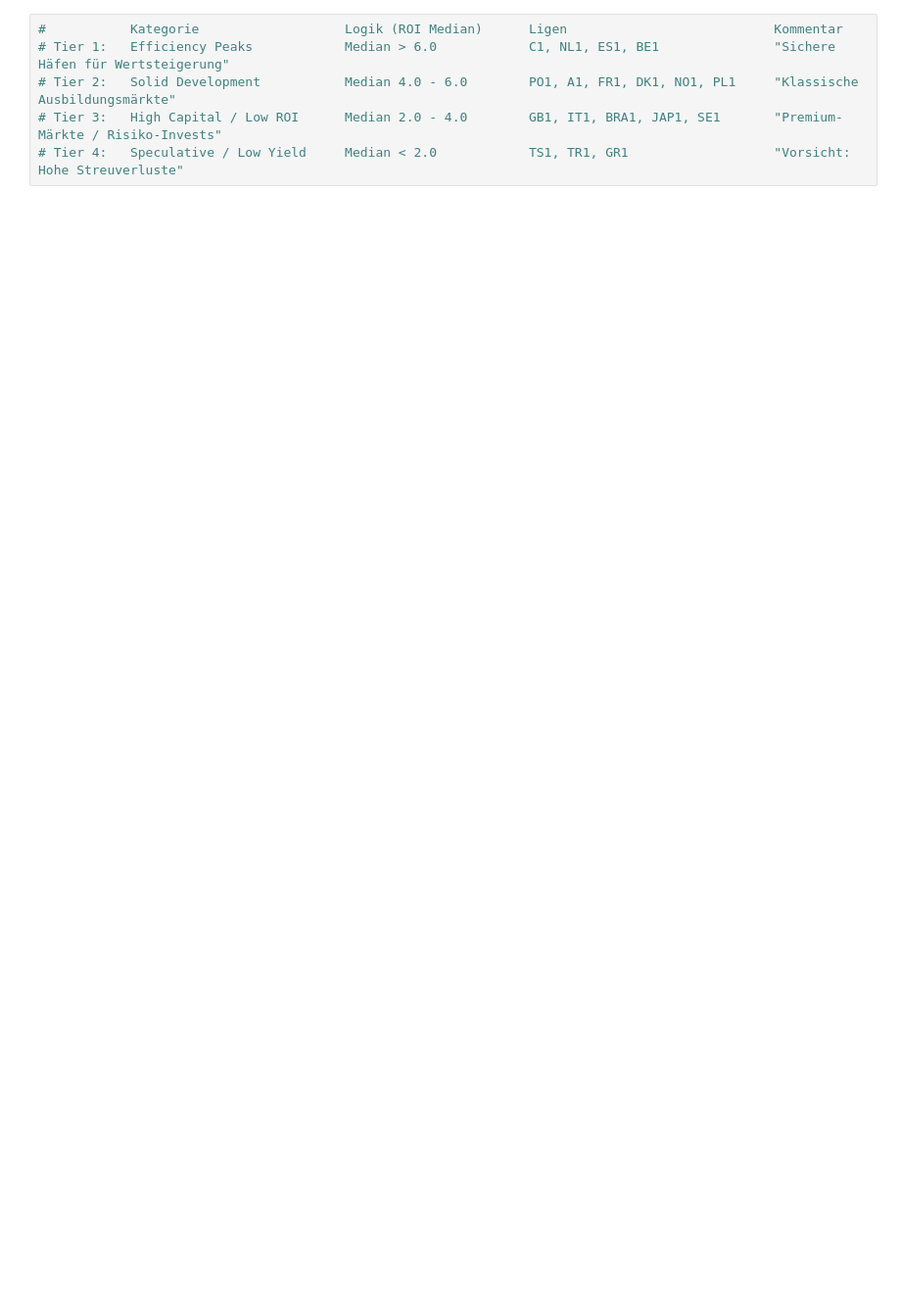
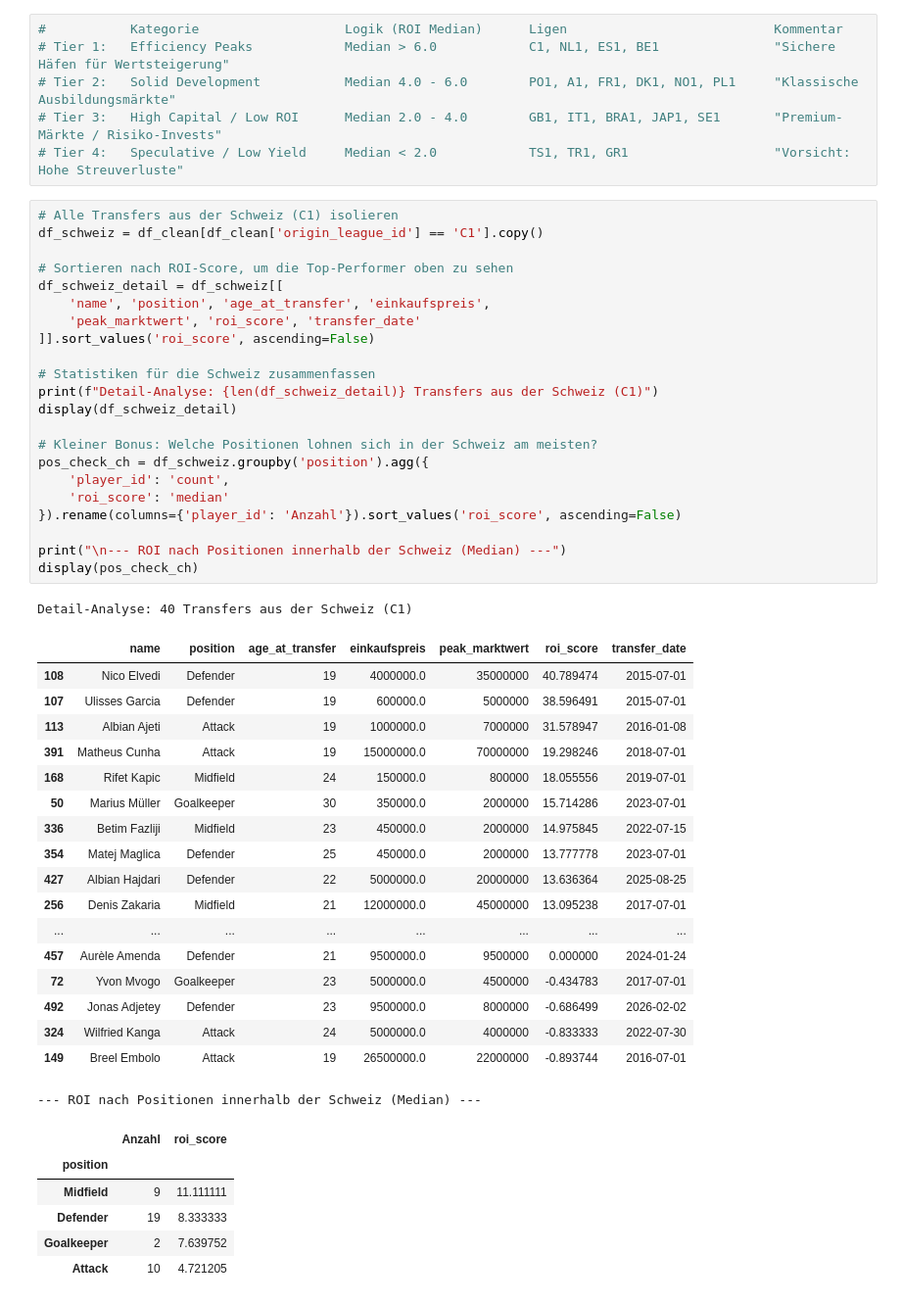
Before and after one commit to juliandietes/DPP-2026_Julian, a Jupyter notebook: notebooks/02_data-preparation_Transfermarkt copy.ipynb, the cells around one changed output. Shown at 98% size. Drawn from its saved outputs; the diff is of its cells as text; blank space fills up the shorter version.

```diff
--- a/notebooks/02_data-preparation_Transfermarkt copy.ipynb
+++ b/notebooks/02_data-preparation_Transfermarkt copy.ipynb
@@ -210,3 +219,51 @@ LIGA-CHECK: Mittelwert vs. Median (Sortiert nach Median)
 # Tier 2:   Solid Development	        Median 4.0 - 6.0	    PO1, A1, FR1, DK1, NO1, PL1	    "Klassische Ausbildungsmärkte"
 # Tier 3:   High Capital / Low ROI	    Median 2.0 - 4.0	    GB1, IT1, BRA1, JAP1, SE1	    "Premium-Märkte / Risiko-Invests"
 # Tier 4:   Speculative / Low Yield	    Median < 2.0	        TS1, TR1, GR1	                "Vorsicht: Hohe Streuverluste"
+# %%
+# Alle Transfers aus der Schweiz (C1) isolieren
+df_schweiz = df_clean[df_clean['origin_league_id'] == 'C1'].copy()
+
+# Sortieren nach ROI-Score, um die Top-Performer oben zu sehen
+df_schweiz_detail = df_schweiz[[
+    'name', 'position', 'age_at_transfer', 'einkaufspreis',
+    'peak_marktwert', 'roi_score', 'transfer_date'
+]].sort_values('roi_score', ascending=False)
+
+# Statistiken für die Schweiz zusammenfassen
+print(f"Detail-Analyse: {len(df_schweiz_detail)} Transfers aus der Schweiz (C1)")
+display(df_schweiz_detail)
+
+# Kleiner Bonus: Welche Positionen lohnen sich in der Schweiz am meisten?
+pos_check_ch = df_schweiz.groupby('position').agg({
+    'player_id': 'count',
+    'roi_score': 'median'
+}).rename(columns={'player_id': 'Anzahl'}).sort_values('roi_score', ascending=False)
+
+print("\n--- ROI nach Positionen innerhalb der Schweiz (Median) ---")
+display(pos_check_ch)
+# %% [output]
+Detail-Analyse: 40 Transfers aus der Schweiz (C1)
+|  | name | position | age_at_transfer | einkaufspreis | peak_marktwert | roi_score | transfer_date |
+| 108 | Nico Elvedi | Defender | 19 | 4000000.0 | 35000000 | 40.789474 | 2015-07-01 |
+| 107 | Ulisses Garcia | Defender | 19 | 600000.0 | 5000000 | 38.596491 | 2015-07-01 |
+| 113 | Albian Ajeti | Attack | 19 | 1000000.0 | 7000000 | 31.578947 | 2016-01-08 |
+| 391 | Matheus Cunha | Attack | 19 | 15000000.0 | 70000000 | 19.298246 | 2018-07-01 |
+| 168 | Rifet Kapic | Midfield | 24 | 150000.0 | 800000 | 18.055556 | 2019-07-01 |
+| 50 | Marius Müller | Goalkeeper | 30 | 350000.0 | 2000000 | 15.714286 | 2023-07-01 |
+| 336 | Betim Fazliji | Midfield | 23 | 450000.0 | 2000000 | 14.975845 | 2022-07-15 |
+| 354 | Matej Maglica | Defender | 25 | 450000.0 | 2000000 | 13.777778 | 2023-07-01 |
+| 427 | Albian Hajdari | Defender | 22 | 5000000.0 | 20000000 | 13.636364 | 2025-08-25 |
+| 256 | Denis Zakaria | Midfield | 21 | 12000000.0 | 45000000 | 13.095238 | 2017-07-01 |
+| ... | ... | ... | ... | ... | ... | ... | ... |
+| 457 | Aurèle Amenda | Defender | 21 | 9500000.0 | 9500000 | 0.000000 | 2024-01-24 |
+| 72 | Yvon Mvogo | Goalkeeper | 23 | 5000000.0 | 4500000 | -0.434783 | 2017-07-01 |
+| 492 | Jonas Adjetey | Defender | 23 | 9500000.0 | 8000000 | -0.686499 | 2026-02-02 |
+| 324 | Wilfried Kanga | Attack | 24 | 5000000.0 | 4000000 | -0.833333 | 2022-07-30 |
+| 149 | Breel Embolo | Attack | 19 | 26500000.0 | 22000000 | -0.893744 | 2016-07-01 |
+--- ROI nach Positionen innerhalb der Schweiz (Median) ---
+|  | Anzahl | roi_score |
+| position |  |  |
+| Midfield | 9 | 11.111111 |
+| Defender | 19 | 8.333333 |
+| Goalkeeper | 2 | 7.639752 |
+| Attack | 10 | 4.721205 |
```
Also changed, not shown: parts of 12 cells of this notebook, 1 other file.
